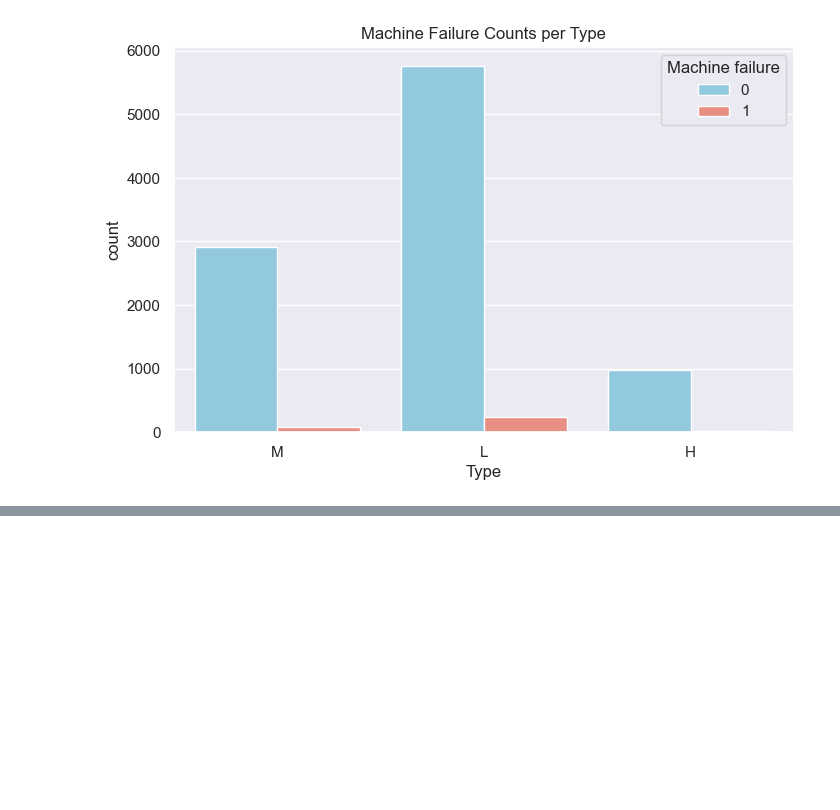
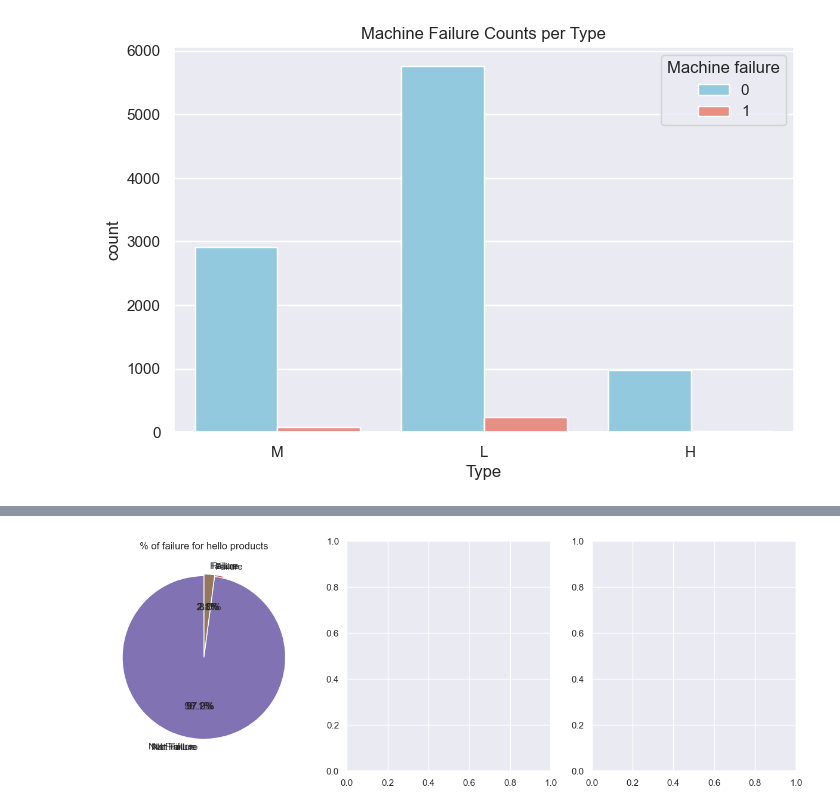
Before and after one commit to nayana-sisil/predictive-maintenance-ml, a Jupyter notebook: Predictive_maintaince.ipynb, the cells around one changed output, grey strips where cells are left out. Cells and saved outputs as stored; diff of their text form; code cells hidden in the pictures; blank space fills up the shorter version.

```diff
--- a/Predictive_maintaince.ipynb
+++ b/Predictive_maintaince.ipynb
@@ -351,0 +351,39 @@ plt.show()
+# %%
+fig, axes = plt.subplots(1,3, figsize=[15,5])
+
+for i in ['M','L','H']:
+
+    j = 0
+
+    data = df[['Type','Machine failure']][df['Type'] == i].value_counts()
+
+    axes[j].pie(data,
+            labels = ['Not Failure','Failure'],
+            autopct = '%1.1f%%',
+            startangle = 90,
+            explode = [0.02,0],
+           )
+    axes[j].set_title(f'% of failure for {i} products')
+    j = j + 1
+
+
+
+
+
+
+# df[df['Type'] == 'M']
+# df[['Type','Machine failure']][df['Type'] == 'M'].value_counts()
+
+# fig, axes = plt.subplots(1,3, figsize=[15,5])
+
+# axes[0].pie(df[['Type','Machine failure']][df['Type'] == 'M'].value_counts(),
+#             labels = ['Not Failure','Failure'],
+#             autopct = '%1.1f%%',
+#             startangle = 90,
+#             explode = [0.02,0],
+#            )
+st =  'hello'
+axes[0].set_title(f'% of failure for {st} products')
+plt.show()
+# %% [output]
+[figure, added]
```
Also changed, not shown: parts of 3 cells of this notebook.
